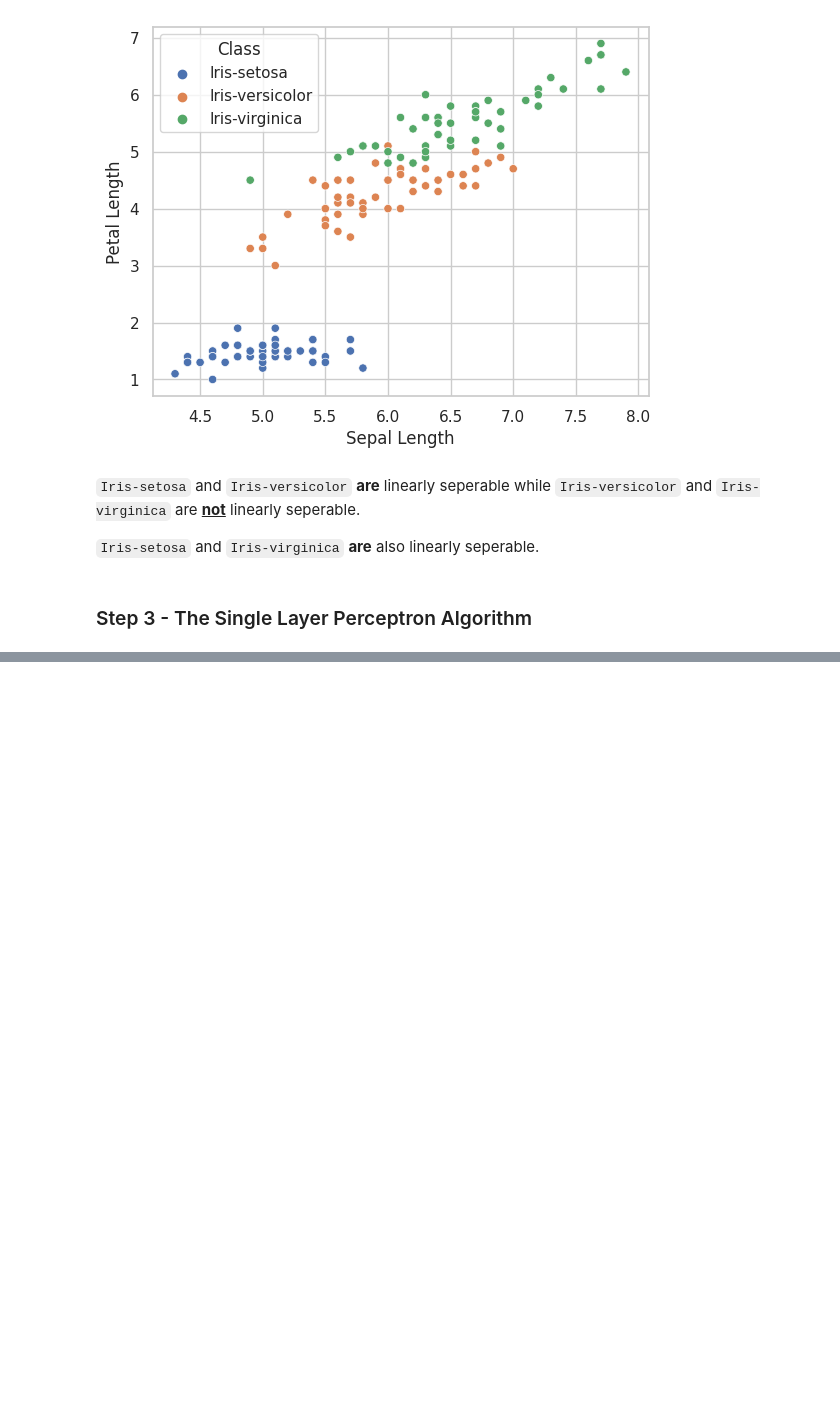
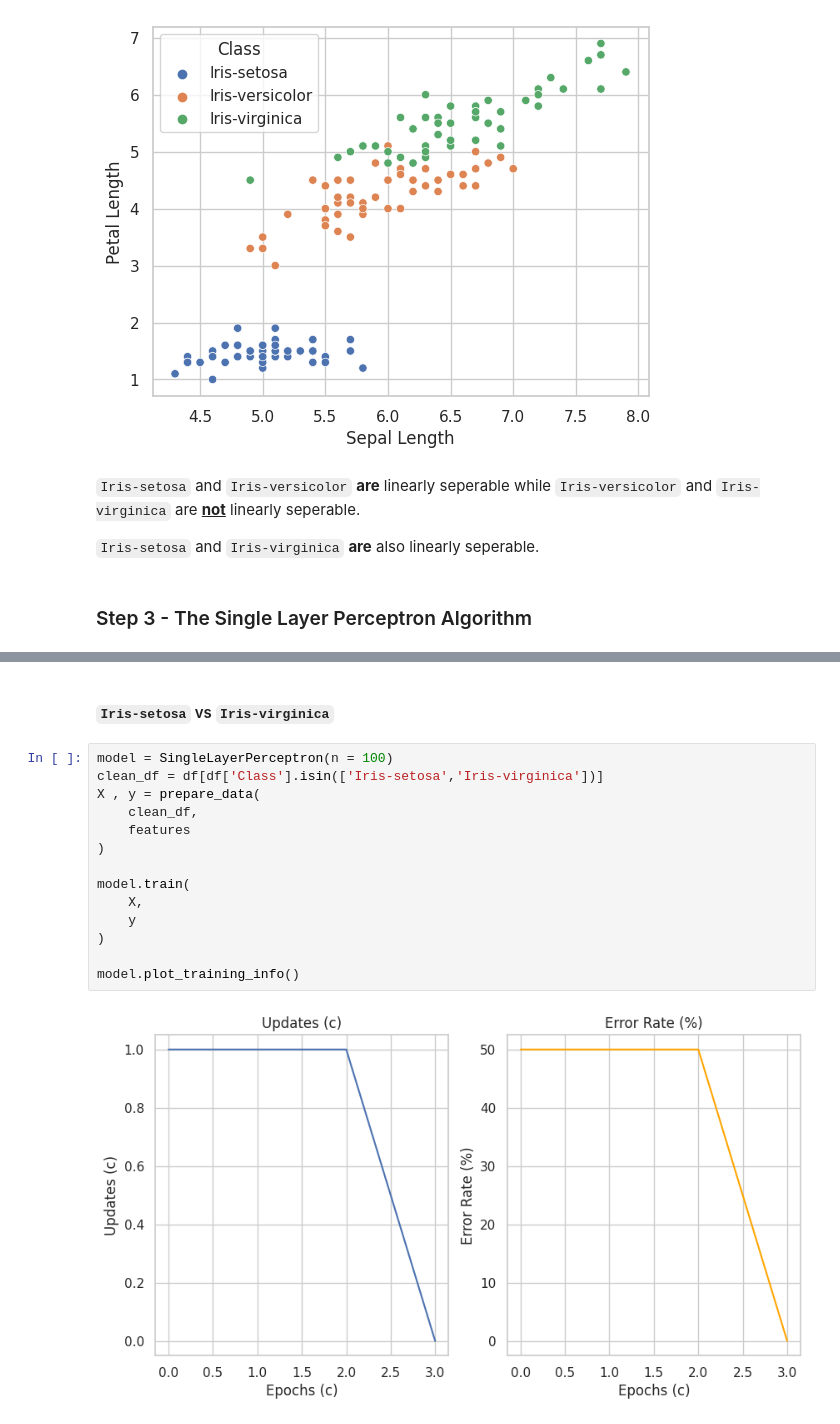
Before and after one commit to UlascanErsoy/ECEN427-TAMU, a Jupyter notebook: hw1/hw1.ipynb, the cells around one changed output, grey strips where cells are left out. Saved outputs shown, nothing was run; the diff lists cells and outputs as text; blank space fills up the shorter version.

```diff
--- a/hw1/hw1.ipynb
+++ b/hw1/hw1.ipynb
@@ -195,0 +262,18 @@ print(f"{len(errs)/len(test_df.index) * 100:.2f}% Success Rate")
+# %% [markdown]
+#### `Iris-setosa` vs `Iris-virginica`
+# %%
+model = SingleLayerPerceptron(n = 100)
+clean_df = df[df['Class'].isin(['Iris-setosa','Iris-virginica'])]
+X , y = prepare_data(
+    clean_df,
+    features
+)
+
+model.train(
+    X,
+    y
+)
+
+model.plot_training_info()
+# %% [output]
+[figure, added]
```
Also changed, not shown: parts of 17 cells of this notebook.
